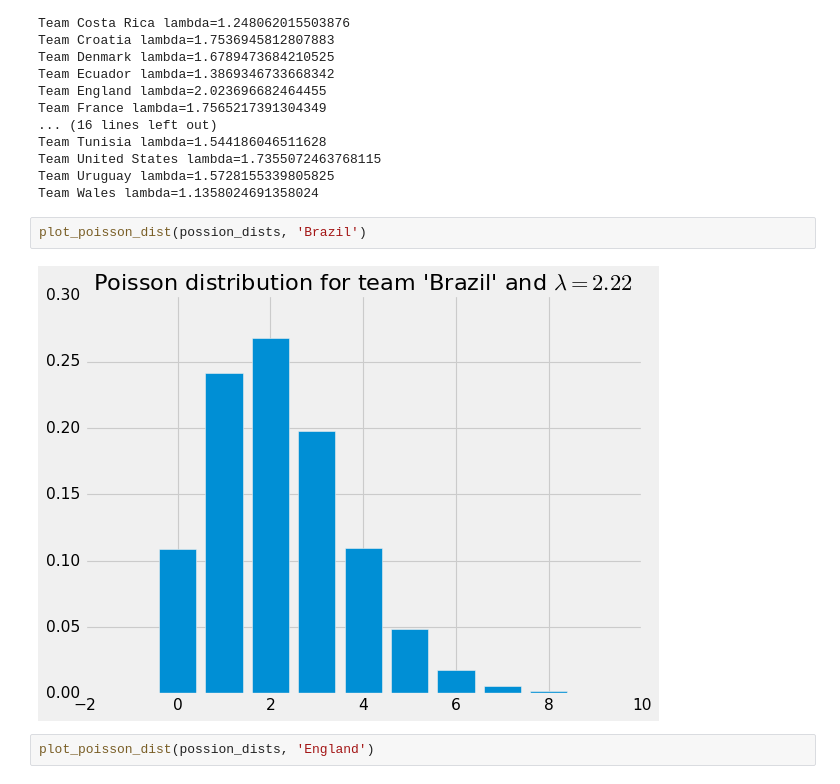
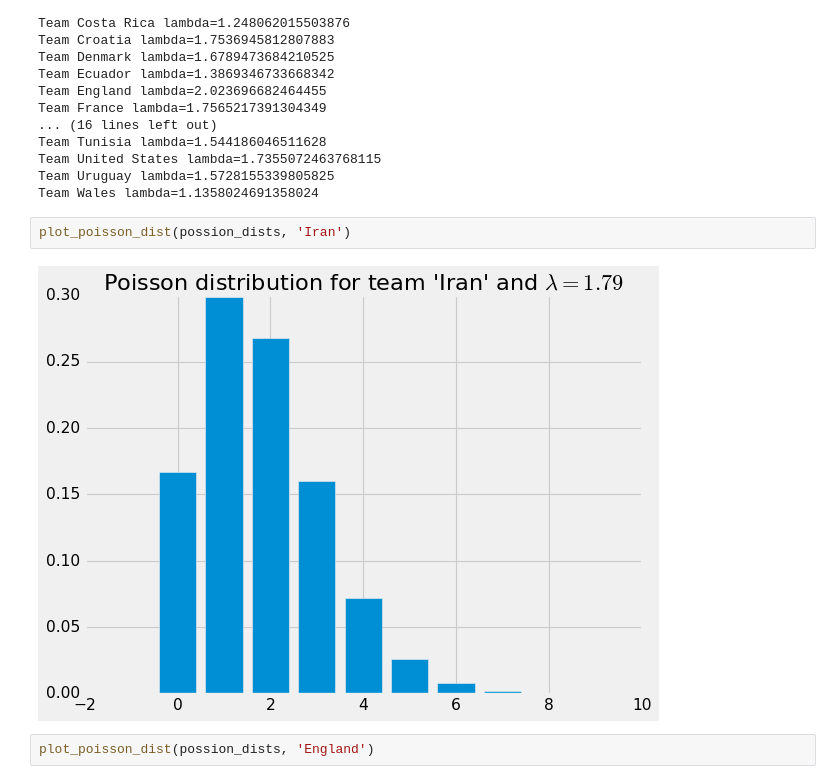
Before and after one commit to lgabs/copa22-forecast, a Jupyter notebook: code/model/Model GBDTs.ipynb, the cells around one changed output. Cells and saved outputs as stored; diff of their text form.

```diff
--- a/code/model/Model GBDTs.ipynb
+++ b/code/model/Model GBDTs.ipynb
@@ -882,9 +882,9 @@ Team United States lambda=1.7355072463768115
 Team Uruguay lambda=1.5728155339805825
 Team Wales lambda=1.1358024691358024
 # %%
-plot_poisson_dist(possion_dists, 'Brazil')
+plot_poisson_dist(possion_dists, 'Iran')
 # %% [output]
-[figure, old version]
+[figure, new version]
 # %%
 plot_poisson_dist(possion_dists, 'England')
 # %% [output]
```
Also changed, not shown: parts of 1 cell of this notebook.
